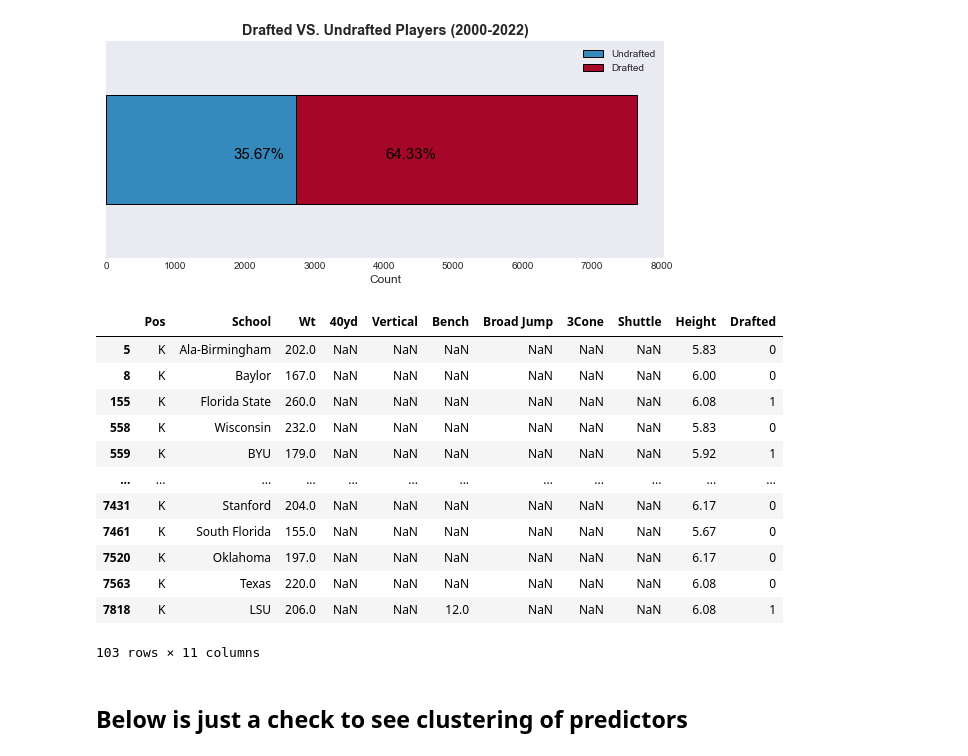
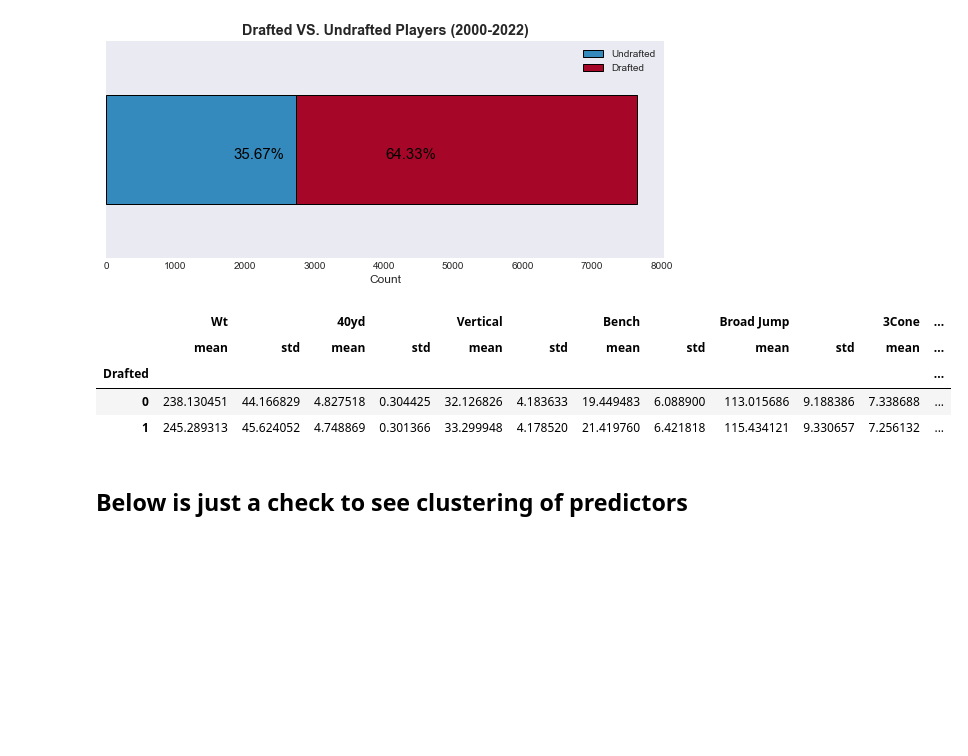
Before and after one commit to eric8395/NFL-Combine-Draft-Classification, a Jupyter notebook: Combine Classification.ipynb, the cells around one changed output. Drawn from its saved outputs; the diff is of its cells as text; code cells hidden in the pictures; blank space fills up the shorter version.

```diff
--- a/Combine Classification.ipynb
+++ b/Combine Classification.ipynb
@@ -485,23 +485,16 @@ ax.legend()
 plt.show()
 # %% [output]
 [figure]
-# %%
-kickers = df[df['Pos'] == 'K']
-kickers
-# %% [output]
-|  | Pos | School | Wt | 40yd | Vertical | Bench | Broad Jump | 3Cone | Shuttle | Height | Drafted |
-| 5 | K | Ala-Birmingham | 202.0 | NaN | NaN | NaN | NaN | NaN | NaN | 5.83 | 0 |
-| 8 | K | Baylor | 167.0 | NaN | NaN | NaN | NaN | NaN | NaN | 6.00 | 0 |
-| 155 | K | Florida State | 260.0 | NaN | NaN | NaN | NaN | NaN | NaN | 6.08 | 1 |
-| 558 | K | Wisconsin | 232.0 | NaN | NaN | NaN | NaN | NaN | NaN | 5.83 | 0 |
-| 559 | K | BYU | 179.0 | NaN | NaN | NaN | NaN | NaN | NaN | 5.92 | 1 |
-| ... | ... | ... | ... | ... | ... | ... | ... | ... | ... | ... | ... |
-| 7431 | K | Stanford | 204.0 | NaN | NaN | NaN | NaN | NaN | NaN | 6.17 | 0 |
-| 7461 | K | South Florida | 155.0 | NaN | NaN | NaN | NaN | NaN | NaN | 5.67 | 0 |
-| 7520 | K | Oklahoma | 197.0 | NaN | NaN | NaN | NaN | NaN | NaN | 6.17 | 0 |
-| 7563 | K | Texas | 220.0 | NaN | NaN | NaN | NaN | NaN | NaN | 6.08 | 0 |
-| 7818 | K | LSU | 206.0 | NaN | NaN | 12.0 | NaN | NaN | NaN | 6.08 | 1 |
-103 rows × 11 columns
+# %%
+# get a sense of average metrics of drafted vs undrafted players
+aggs = df.groupby('Drafted').agg(['mean', 'std'])
+aggs
+# %% [output]
+|  | Wt |  | 40yd |  | Vertical |  | Bench |  | Broad Jump |  | 3Cone | ... |
+|  | mean | std | mean | std | mean | std | mean | std | mean | std | mean | ... |
+| Drafted |  |  |  |  |  |  |  |  |  |  |  | ... |
+| 0 | 238.130451 | 44.166829 | 4.827518 | 0.304425 | 32.126826 | 4.183633 | 19.449483 | 6.088900 | 113.015686 | 9.188386 | 7.338688 | ... |
+| 1 | 245.289313 | 45.624052 | 4.748869 | 0.301366 | 33.299948 | 4.178520 | 21.419760 | 6.421818 | 115.434121 | 9.330657 | 7.256132 | ... |
 # %% [markdown]
 ## Below is just a check to see clustering of predictors
 # %%
```
Also changed, not shown: parts of 1 cell of this notebook, 1 other file.
